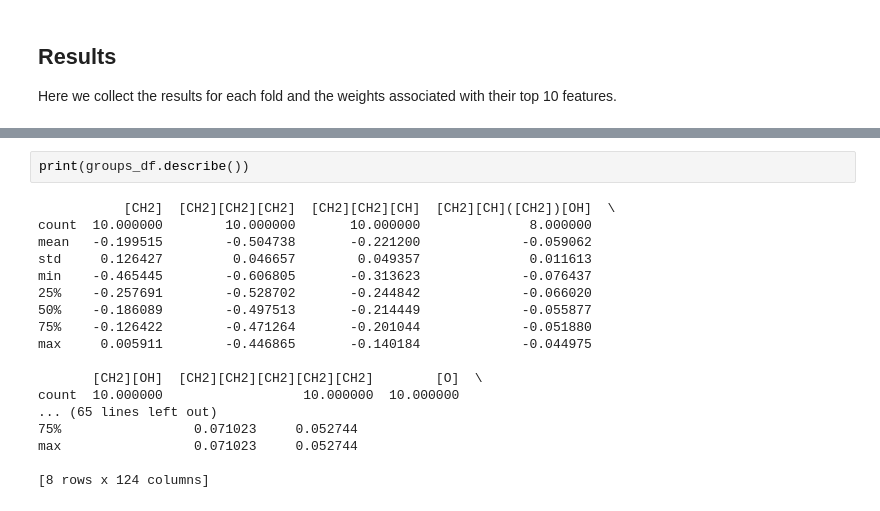
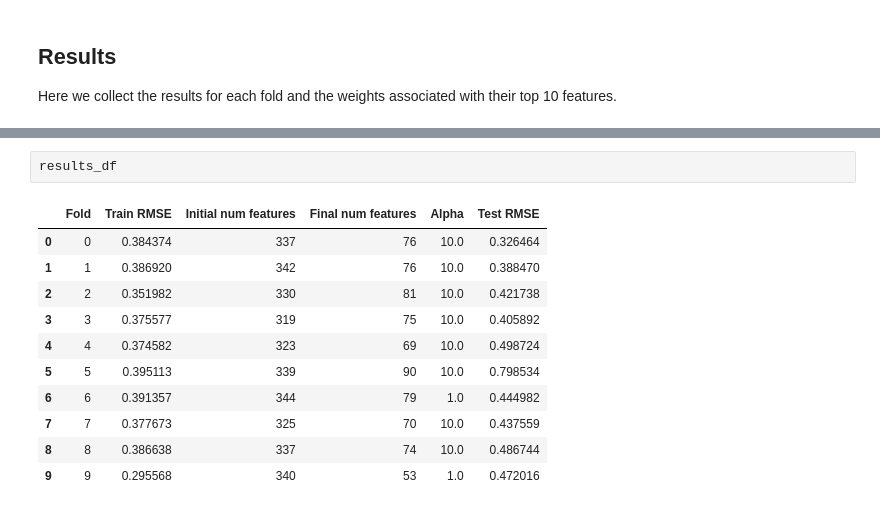
Before and after one commit to a-ws-m/CaMCaNN, a Jupyter notebook: notebooks/gc-linear.ipynb, the cells around one changed output, grey strips where cells are left out. Saved outputs shown, nothing was run; the diff lists cells and outputs as text.

```diff
--- a/notebooks/gc-linear.ipynb
+++ b/notebooks/gc-linear.ipynb
@@ -207,20 +214,14 @@ print(results_df)
-# %%
-print(groups_df.describe())
-# %% [output]
-           [CH2]  [CH2][CH2][CH2]  [CH2][CH2][CH]  [CH2][CH]([CH2])[OH]  \
-count  10.000000        10.000000       10.000000              8.000000
-mean   -0.199515        -0.504738       -0.221200             -0.059062
-std     0.126427         0.046657        0.049357              0.011613
-min    -0.465445        -0.606805       -0.313623             -0.076437
-25%    -0.257691        -0.528702       -0.244842             -0.066020
-50%    -0.186089        -0.497513       -0.214449             -0.055877
-75%    -0.126422        -0.471264       -0.201044             -0.051880
-max     0.005911        -0.446865       -0.140184             -0.044975
-
-       [CH2][OH]  [CH2][CH2][CH2][CH2][CH2]        [O]  \
-count  10.000000                  10.000000  10.000000
-... (65 lines left out)
-75%                 0.071023     0.052744
-max                 0.071023     0.052744
-
-[8 rows x 124 columns]
+# %%
+results_df
+# %% [output]
+|  | Fold | Train RMSE | Initial num features | Final num features | Alpha | Test RMSE |
+| 0 | 0 | 0.384374 | 337 | 76 | 10.0 | 0.326464 |
+| 1 | 1 | 0.386920 | 342 | 76 | 10.0 | 0.388470 |
+| 2 | 2 | 0.351982 | 330 | 81 | 10.0 | 0.421738 |
+| 3 | 3 | 0.375577 | 319 | 75 | 10.0 | 0.405892 |
+| 4 | 4 | 0.374582 | 323 | 69 | 10.0 | 0.498724 |
+| 5 | 5 | 0.395113 | 339 | 90 | 10.0 | 0.798534 |
+| 6 | 6 | 0.391357 | 344 | 79 | 1.0 | 0.444982 |
+| 7 | 7 | 0.377673 | 325 | 70 | 10.0 | 0.437559 |
+| 8 | 8 | 0.386638 | 337 | 74 | 10.0 | 0.486744 |
+| 9 | 9 | 0.295568 | 340 | 53 | 1.0 | 0.472016 |
```
Also changed, not shown: parts of 11 cells of this notebook, 11 other files.
